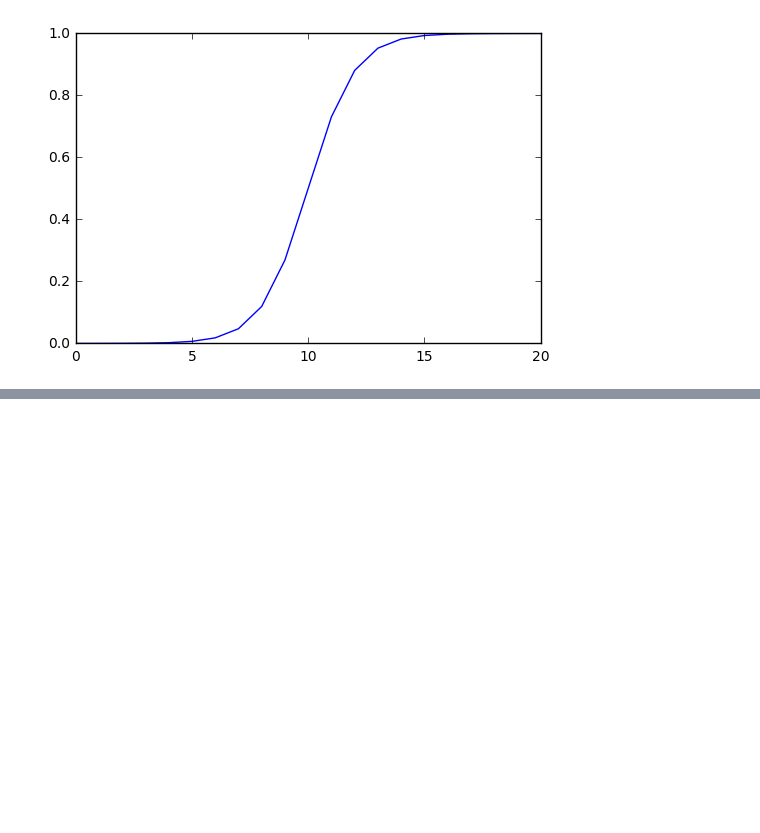
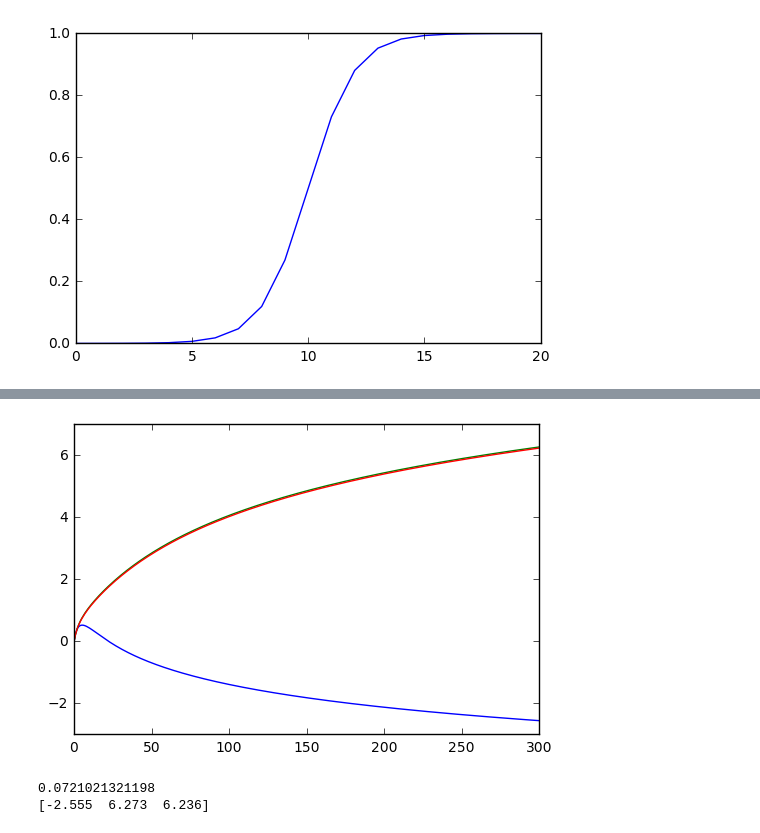
Before and after one commit to jarmop/learning, a Jupyter notebook: classification.ipynb, the cells around one changed output, grey strips where cells are left out. Saved outputs shown, nothing was run; the diff lists cells and outputs as text; code cells hidden in the pictures; blank space fills up the shorter version.

```diff
--- a/classification.ipynb
+++ b/classification.ipynb
@@ -147,13 +151,51 @@ $
-# %%
-def loss(training_set, correct_values):
-    ret = (machine.h(training_set) - correct_values)**2
-    print(ret)
-
-m = 1
-n = 1
-np.random.seed(seed)
-training_set = np.random.randint(0, 2, (m,n))
-#training_set = np.insert(training_set, 0, 1, axis=1)
-#print(training_set)
-correct_values = get_correct_values(training_set)
-machine = Machine(n)
+# %%
+class Machine:
+    def __init__(self, n):
+        self.w = np.zeros(n)
+    def h(self, x):
+        #print(self.w)
+        #print(x)
+        #print(np.exp(-x.dot(self.w.T)))
+        return 1 / (1 + np.exp(-x.dot(self.w.T)))
+
+def get_correct_values(x):
+    ret = []
+    for xs in x:
+        ret.append(int(xs[0] or xs[1]))
+    return ret
+
+def gradient_descent(machine, training_set, correct_values, alpha, iterations):
+    m = training_set.shape[0]
+    n = training_set.shape[1]
+    values = []
+    values.append(np.copy(machine.w))
+    #losses = []
+    for i in range(0, iterations):
+        d = (machine.h(training_set) - correct_values).dot(training_set)
+        machine.w -= alpha * d / m
+        values.append(np.copy(machine.w))
+        #losses.append(((machine.h(training_set) - correct_values)**2).sum() / m)
+    #print(losses)
+    plt.plot(values)
+    plt.show()
+    #plt.plot(losses)
+    #plt.show()
+
+def trainer(m, alpha, iterations, seed, n):
+    np.random.seed(seed)
+    training_set = np.random.randint(0, 2, (m,n))
+    #training_set = np.insert(training_set, 0, 1, axis=1)
+    #print(training_set)
+    correct_values = get_correct_values(training_set)
+    training_set = np.insert(training_set, 0, 1, axis=1)
+    machine = Machine(n+1)
+    gradient_descent(machine, training_set, correct_values, alpha, iterations)
+    print(machine.h(np.array([1,0,0])))
+    #print(np.around(machine.w, decimals=3))
+    print(np.around(machine.w, decimals=3))
+
+trainer(m = 100, alpha = 1, iterations = 300, seed = 5, n = 2)
+# %% [output]
+[figure, added]
+0.0721021321198
+[-2.555  6.273  6.236]
```
Also changed, not shown: parts of 1 cell of this notebook.
